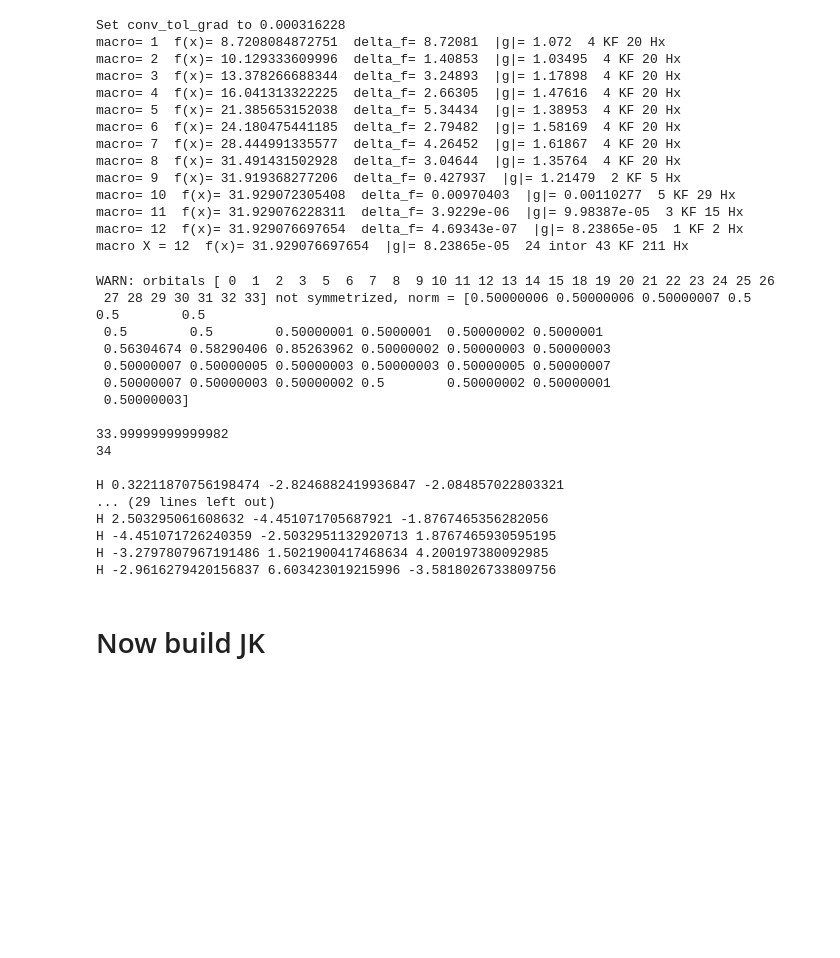
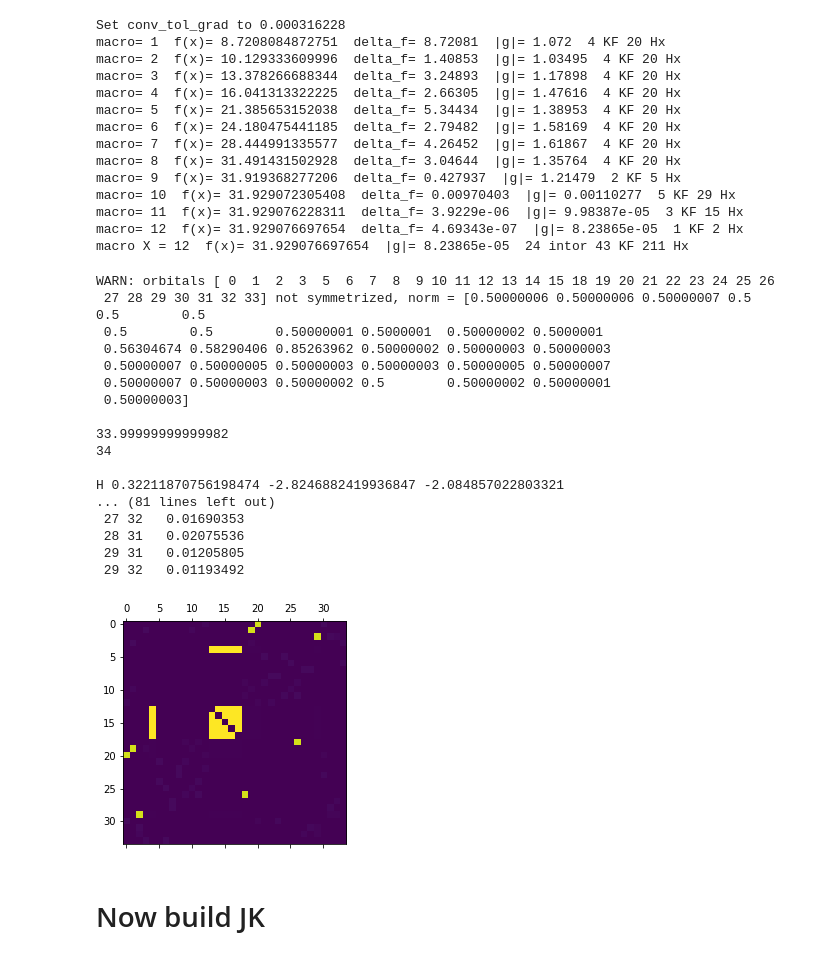
Before and after one commit to nmayhall-vt/FermiCG-data, a Jupyter notebook: cr-qubit/scf.ipynb, the cells around one changed output. Drawn from its saved outputs; the diff is of its cells as text; code cells hidden in the pictures; blank space fills up the shorter version.

```diff
--- a/cr-qubit/scf.ipynb
+++ b/cr-qubit/scf.ipynb
@@ -251,45 +252,60 @@ macro= 11  f(x)= 31.929076228311  delta_f= 3.9229e-06  |g|= 9.98387e-05  3 KF 15
 macro= 12  f(x)= 31.929076697654  delta_f= 4.69343e-07  |g|= 8.23865e-05  1 KF 2 Hx
 macro X = 12  f(x)= 31.929076697654  |g|= 8.23865e-05  24 intor 43 KF 211 Hx
 # %%
-pyscf.tools.molden.from_mo(pymol, "C_act_loc.molden", Cact_loc)
+# # clustering from average positions
+# print(np.trace(Cact_loc.T @ S @ Cact_loc))
+# r1 = pymol.intor_symmetric("int1e_r");
+# r2 = pymol.intor_symmetric("int1e_r2");
 
+# rx = (Cact_loc.T @ r1[0,:,:] @ Cact_loc).diagonal();
+# ry = (Cact_loc.T @ r1[1,:,:] @ Cact_loc).diagonal();
+# rz = (Cact_loc.T @ r1[2,:,:] @ Cact_loc).diagonal();
+# n_act = Cact_loc.shape[1]
+# positions = np.zeros((n_act,3))
+# positions[:,0] = rx
+# positions[:,1] = ry
+# positions[:,2] = rz
+# xyz_str = "{n_act}\n\n".format(n_act = n_act)
+# for i in range(n_act):
+#     xyz_str += "H {x} {y} {z}\n".format(x=positions[i,0], y=positions[i,1], z=positions[i,2])
 
-# clustering from average positions
-print(np.trace(Cact_loc.T @ S @ Cact_loc))
-r1 = pymol.intor_symmetric("int1e_r");
-r2 = pymol.intor_symmetric("int1e_r2");
+# print(xyz_str)
 
-rx = (Cact_loc.T @ r1[0,:,:] @ Cact_loc).diagonal();
-ry = (Cact_loc.T @ r1[1,:,:] @ Cact_loc).diagonal();
-rz = (Cact_loc.T @ r1[2,:,:] @ Cact_loc).diagonal();
-n_act = Cact_loc.shape[1]
-positions = np.zeros((n_act,3))
-positions[:,0] = rx
-positions[:,1] = ry
-positions[:,2] = rz
-xyz_str = "{n_act}\n\n".format(n_act = n_act)
-for i in range(n_act):
-    xyz_str += "H {x} {y} {z}\n".format(x=positions[i,0], y=positions[i,1], z=positions[i,2])
+# metric = np.zeros((n_act, n_act))
 
-print(xyz_str)
+# for i in range(n_act):
+#     for j in range(i+1,n_act):
+#         pi = positions[i,:]
+#         pj = positions[j,:]
+#         # vari = r2[i,i] - r1[i,i]*r1[i,i]
+#         # varj = r2[j,j] - position]*r1[i,i]
+#         dist = np.sqrt((pi[0]-pj[0])**2 + (pi[1]-pj[1])**2 + (pi[2]-pj[2])**2 )
+#         metric[i,j] = np.exp(-.5* dist**2)
+#         # metric[i,j] = np.exp(-(r2[i,i] + r2[j,j]) * dist)
+#         metric[j,i] = metric[i,j]
+#         if metric[i,j] > .01:
+#             print(" %2i %2i %12.8f" %(i, j, metric[i,j]))
+
+# plt.matshow(metric);
 # %% [output]
 WARN: orbitals [ 0  1  2  3  5  6  7  8  9 10 11 12 13 14 15 18 19 20 21 22 23 24 25 26
  27 28 29 30 31 32 33] not symmetrized, norm = [0.50000006 0.50000006 0.50000007 0.5        0.5        0.5
  0.5        0.5        0.50000001 0.5000001  0.50000002 0.5000001
  0.56304674 0.58290406 0.85263962 0.50000002 0.50000003 0.50000003
  0.50000007 0.50000005 0.50000003 0.50000003 0.50000005 0.50000007
  0.50000007 0.50000003 0.50000002 0.5        0.50000002 0.50000001
  0.50000003]
 
 33.99999999999982
 34
 
 H 0.32211870756198474 -2.8246882419936847 -2.084857022803321
-... (29 lines left out)
-H 2.503295061608632 -4.451071705687921 -1.8767465356282056
-H -4.451071726240359 -2.5032951132920713 1.8767465930595195
-H -3.2797807967191486 1.5021900417468634 4.200197380092985
-H -2.9616279420156837 6.603423019215996 -3.5818026733809756
+... (81 lines left out)
+ 27 32   0.01690353
+ 28 31   0.02075536
+ 29 31   0.01205805
+ 29 32   0.01193492
+[figure, added]
 # %% [markdown]
 # Now build JK
 # %%
```
Also changed, not shown: parts of 2 cells of this notebook, 5 other files.
